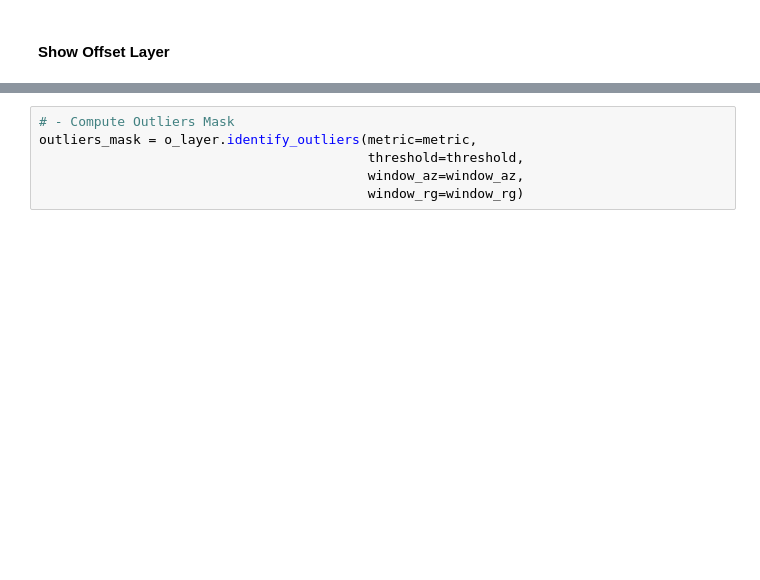
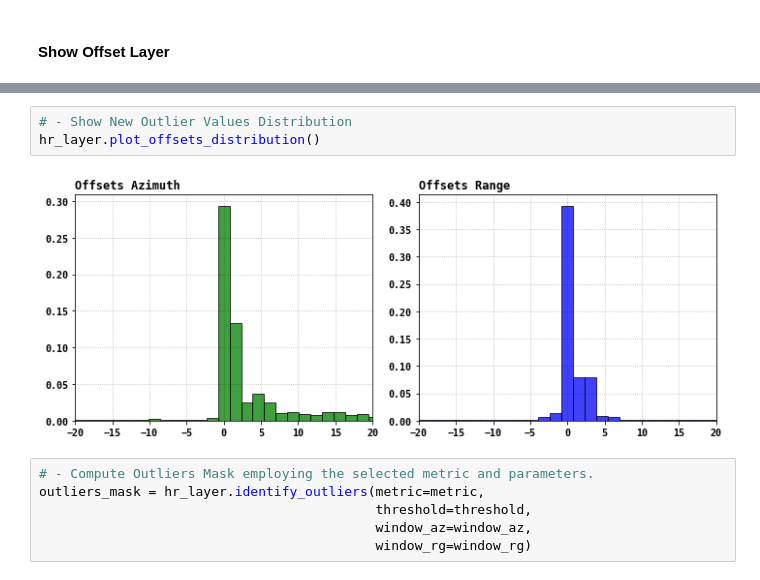
Before and after one commit to eciraci/offsets_blending, a Jupyter notebook: read_offsets.ipynb, the cells around one changed output, grey strips where cells are left out. Saved outputs shown, nothing was run; the diff lists cells and outputs as text; blank space fills up the shorter version.

```diff
--- a/read_offsets.ipynb
+++ b/read_offsets.ipynb
@@ -41,8 +42,13 @@ o_layer.show_offsets()
+# %%
+# - Show New Outlier Values Distribution
+hr_layer.plot_offsets_distribution()
+# %% [output]
+[figure, added]
 # %%
-# - Compute Outliers Mask
-outliers_mask = o_layer.identify_outliers(metric=metric,
-                                          threshold=threshold,
-                                          window_az=window_az,
-                                          window_rg=window_rg)
+# - Compute Outliers Mask employing the selected metric and parameters.
+outliers_mask = hr_layer.identify_outliers(metric=metric,
+                                           threshold=threshold,
+                                           window_az=window_az,
+                                           window_rg=window_rg)
 # %%
 # - Show Outliers Mask
```
Also changed, not shown: parts of 12 cells of this notebook, 7 other files.
